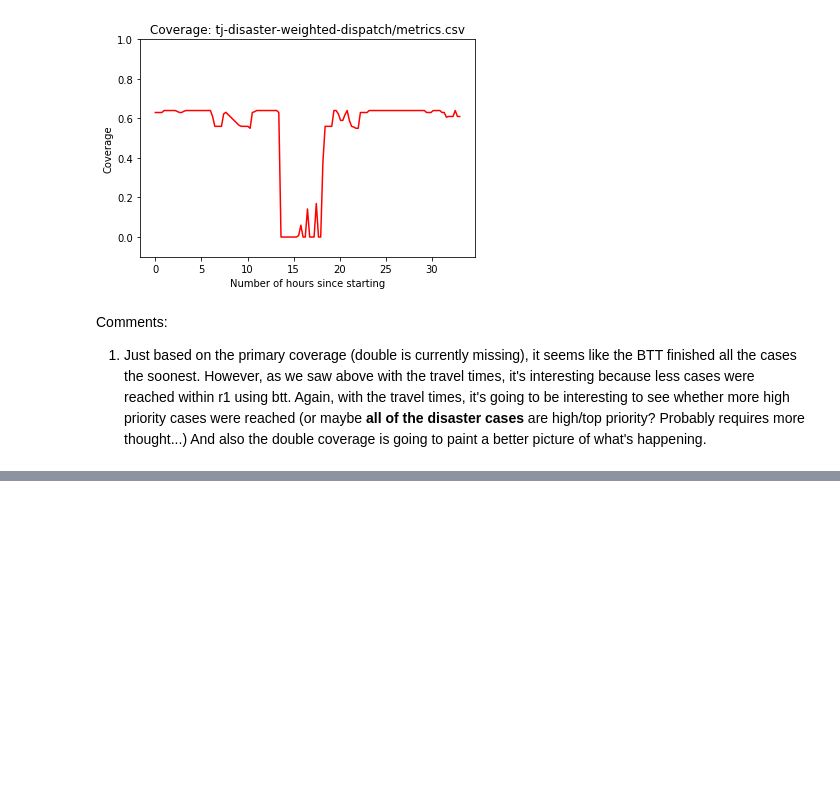
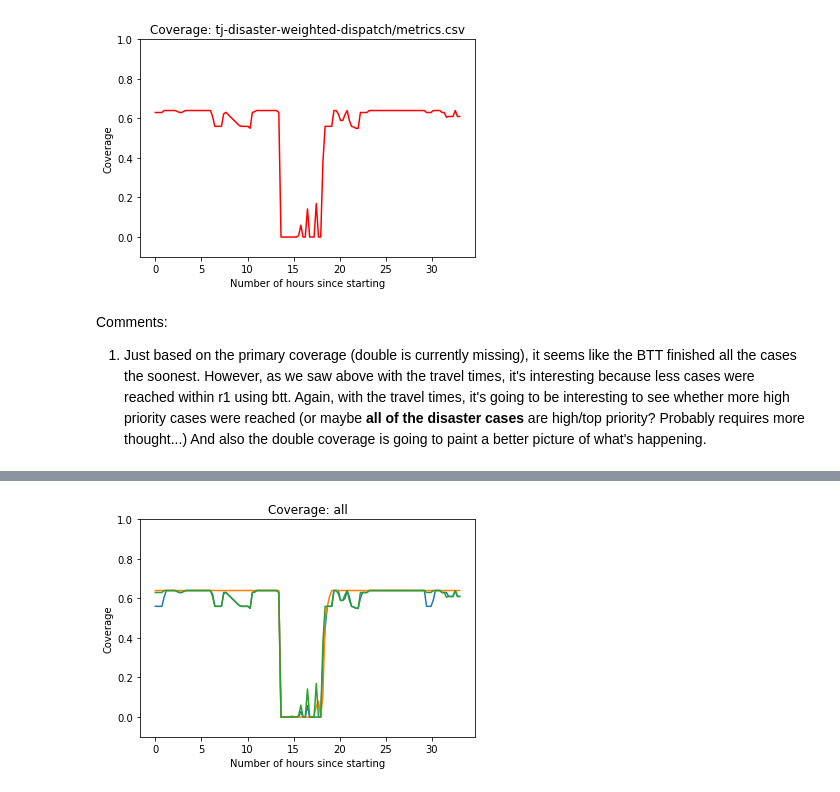
Before and after one commit to EMSTrack/Algorithms, a Jupyter notebook: rct-simulation-v3-all-scenarios-and-policies.ipynb, the cells around one changed output, grey strips where cells are left out. Drawn from its saved outputs; the diff is of its cells as text; code cells hidden in the pictures; blank space fills up the shorter version.

```diff
--- a/rct-simulation-v3-all-scenarios-and-policies.ipynb
+++ b/rct-simulation-v3-all-scenarios-and-policies.ipynb
@@ -394,0 +434,5 @@ Comments:
+# %%
+for name, metric in metrics.items():
+    if "disaster" in name: draw_coverage_overlayed(metric, name)
+# %% [output]
+[figure, added]
```
Also changed, not shown: parts of 3 cells of this notebook.
